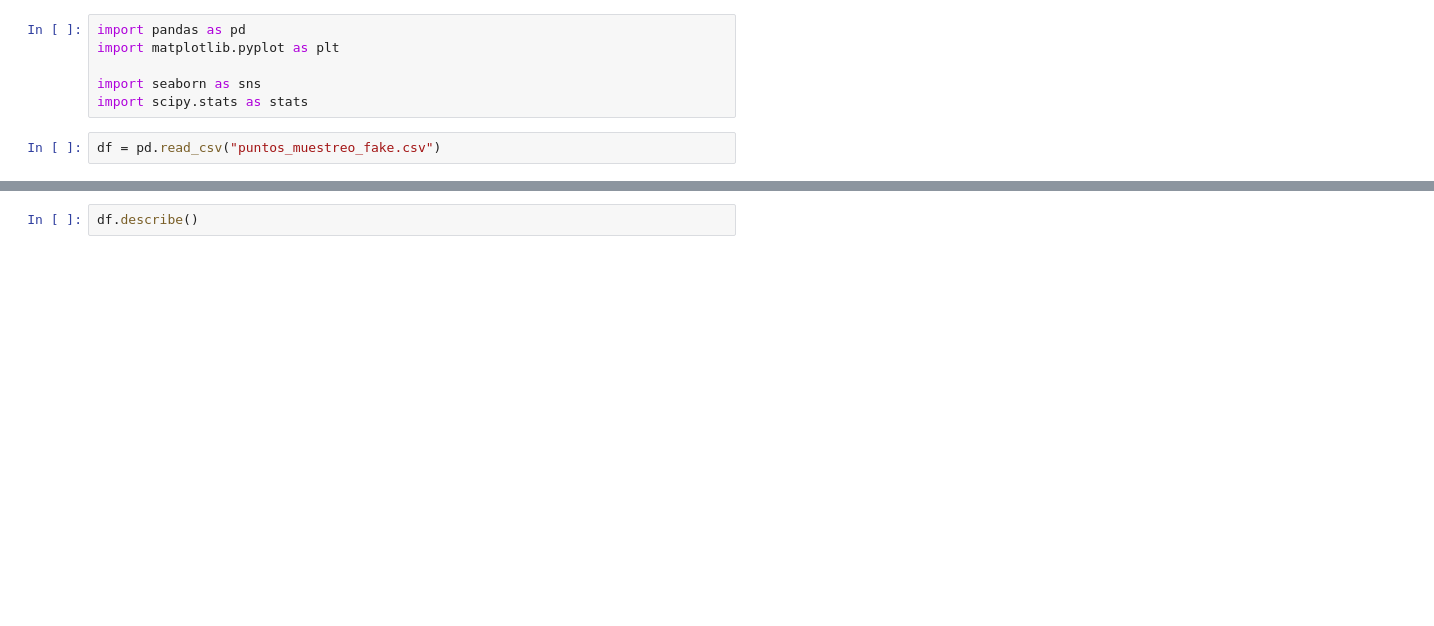
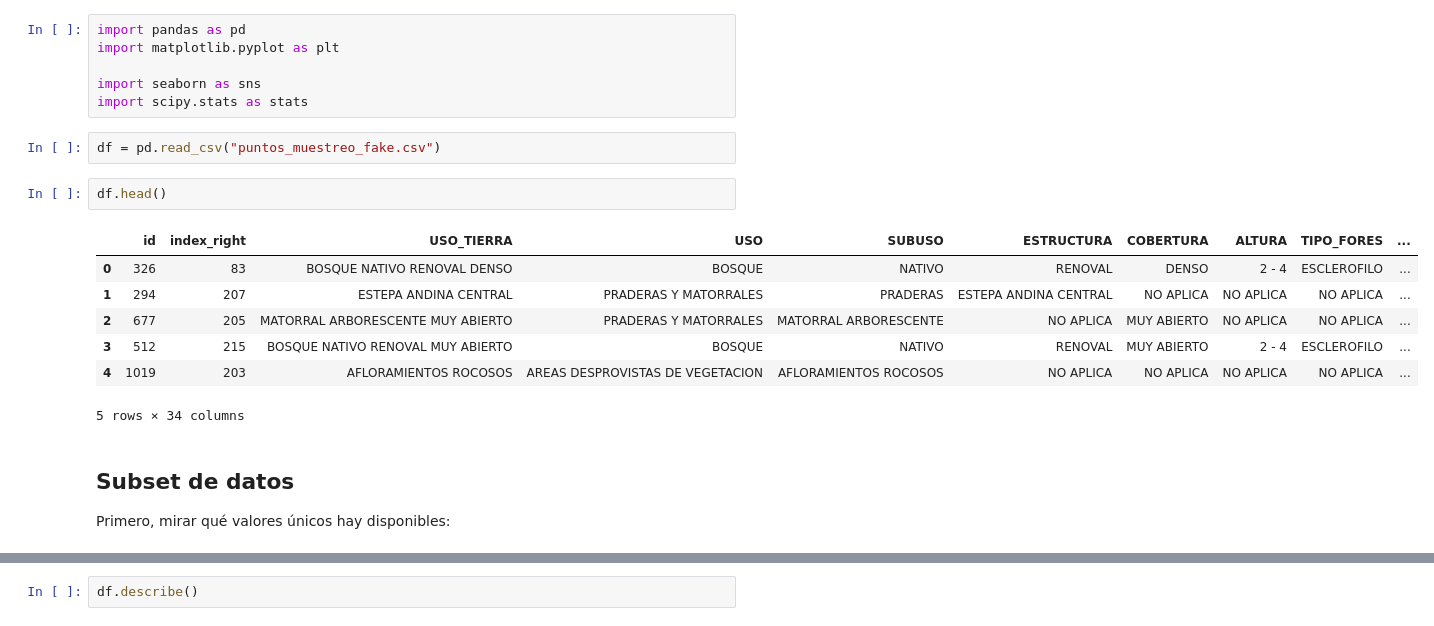
Before and after one commit to alvaroparedesl/teledeteccion_ambiental, a Jupyter notebook: taller_01/Exploratorio.ipynb, the cells around one changed output, grey strips where cells are left out. Saved outputs shown, nothing was run; the diff lists cells and outputs as text; blank space fills up the shorter version.

Commit message:
feat: subset de datos

```diff
--- a/taller_01/Exploratorio.ipynb
+++ b/taller_01/Exploratorio.ipynb
@@ -8,3 +8,17 @@ import seaborn as sns
 import scipy.stats as stats
 # %%
 df = pd.read_csv("puntos_muestreo_fake.csv")
+# %%
+df.head()
+# %% [output]
+|  | id | index_right | USO_TIERRA | USO | SUBUSO | ESTRUCTURA | COBERTURA | ALTURA | TIPO_FORES | ... |
+| 0 | 326 | 83 | BOSQUE NATIVO RENOVAL DENSO | BOSQUE | NATIVO | RENOVAL | DENSO | 2 - 4 | ESCLEROFILO | ... |
+| 1 | 294 | 207 | ESTEPA ANDINA CENTRAL | PRADERAS Y MATORRALES | PRADERAS | ESTEPA ANDINA CENTRAL | NO APLICA | NO APLICA | NO APLICA | ... |
+| 2 | 677 | 205 | MATORRAL ARBORESCENTE MUY ABIERTO | PRADERAS Y MATORRALES | MATORRAL ARBORESCENTE | NO APLICA | MUY ABIERTO | NO APLICA | NO APLICA | ... |
+| 3 | 512 | 215 | BOSQUE NATIVO RENOVAL MUY ABIERTO | BOSQUE | NATIVO | RENOVAL | MUY ABIERTO | 2 - 4 | ESCLEROFILO | ... |
+| 4 | 1019 | 203 | AFLORAMIENTOS ROCOSOS | AREAS DESPROVISTAS DE VEGETACION | AFLORAMIENTOS ROCOSOS | NO APLICA | NO APLICA | NO APLICA | NO APLICA | ... |
+5 rows × 34 columns
+# %% [markdown]
+## Subset de datos
+
+Primero, mirar qué valores únicos hay disponibles:
```
Also changed, not shown: parts of 15 cells of this notebook.
